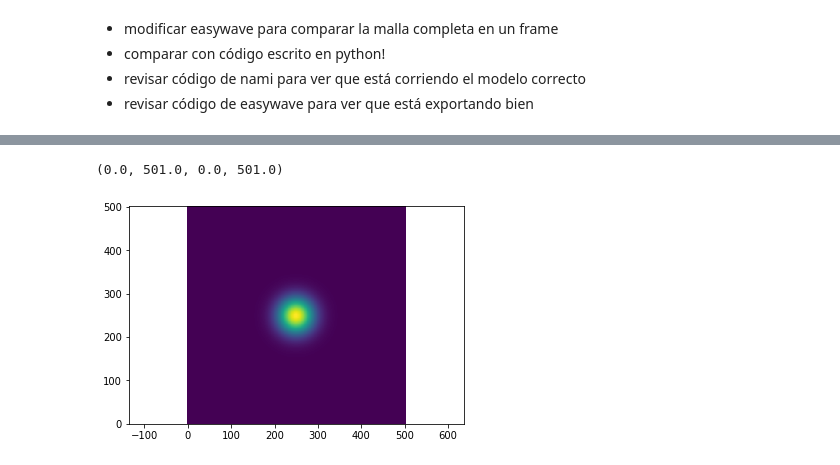
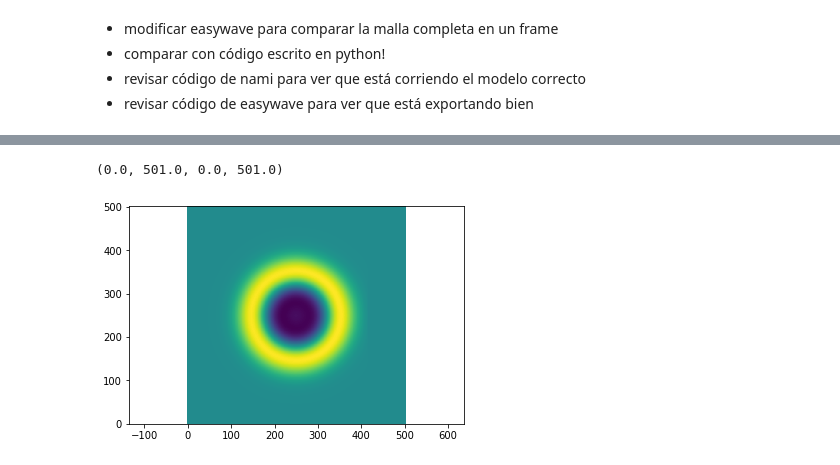
Before and after one commit to jgalazm/comp-geo-paper-figures, a Jupyter notebook: shore-interaction/comparison.ipynb, the cells around one changed output, grey strips where cells are left out. Drawn from its saved outputs; the diff is of its cells as text; code cells hidden in the pictures.

```diff
--- a/shore-interaction/comparison.ipynb
+++ b/shore-interaction/comparison.ipynb
@@ -80,8 +93,8 @@ import time
 # %%
-nami0 = np.loadtxt('nami/tlab2D',delimiter=',', skiprows=1).reshape((501,501))
+nami0 = np.loadtxt('nami/tlab2D (10)',delimiter=',', skiprows=1).reshape((501,501))
 
 plt.pcolormesh(nami0)
 plt.axis('equal')
 # %% [output]
 (0.0, 501.0, 0.0, 501.0)
-[figure, old version]
+[figure, new version]
```
Also changed, not shown: parts of 9 cells of this notebook, 3 other files.
